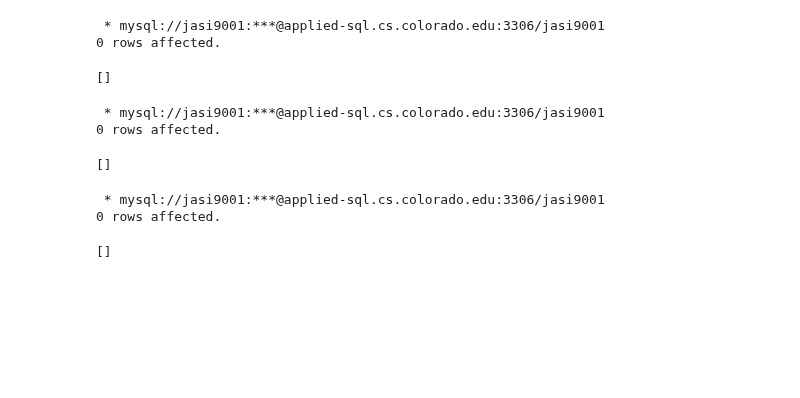
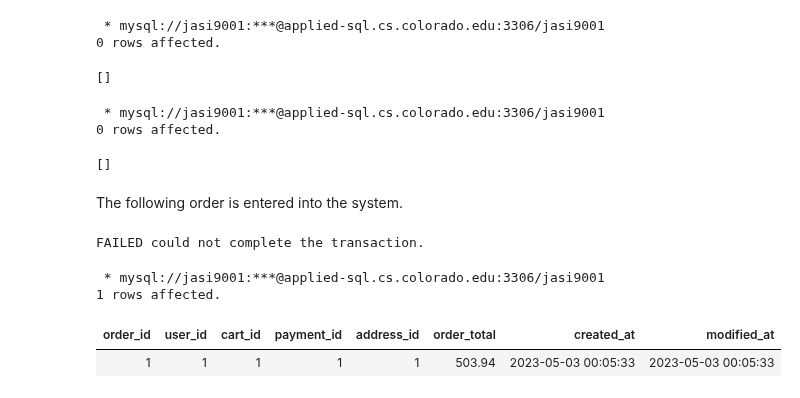
Before and after one commit to Micah614/P2P_Retail_Database, a Jupyter notebook: P2P_DB.ipynb, the cells around one changed output. Drawn from its saved outputs; the diff is of its cells as text; code cells hidden in the pictures; blank space fills up the shorter version.

Commit message:
Tables are finished. Generating a sales receipt is next.

```diff
--- a/P2P_DB.ipynb
+++ b/P2P_DB.ipynb
@@ -1190,22 +1192,28 @@ CREATE TABLE user_order (
  * mysql://jasi9001:***@applied-sql.cs.colorado.edu:3306/jasi9001
 0 rows affected.
 []
-# %%
-%%sql
-# order items are cart items that have been purchased. Several order_items may be associated with a single order
-CREATE TABLE order_item (
-    order_item_id INT PRIMARY KEY AUTO_INCREMENT,
-    order_id INT,  # FK references order.order_id. The item belongs to this order.
-    product_id INT,  # FK references product.product_id
-    item_qty INT,  # order quantity
-    unit_price DECIMAL(13,2),  # price per unit
-
-    purchased_at TIMESTAMP DEFAULT CURRENT_TIMESTAMP,
-    modified_at TIMESTAMP DEFAULT CURRENT_TIMESTAMP ON UPDATE CURRENT_TIMESTAMP,
-
-    UNIQUE KEY(order_id, product_id)
-);
-# %% [output]
- * mysql://jasi9001:***@applied-sql.cs.colorado.edu:3306/jasi9001
-0 rows affected.
-[]
+# %% [markdown]
+The following order is entered into the system.
+# %%
+customer_order = [1,1,1,1,503.94]  # Joe Murr has placed an order.
+place_order = """
+INSERT INTO
+    order_details (user_id, cart_id, payment_id, address_id, order_total)
+VALUES
+    ("%s","%s","%s","%s","%s");
+"""
+try:
+    res = con.execute(place_order, customer_order[0], customer_order[1], customer_order[2], customer_order[3], customer_order[4])
+    print("SUCCESS! Processed payment for customer_id:", customer_order[0], "for product_id:", customer_order[1])
+except:
+    print("FAILED could not complete the transaction.")
+# %% [output]
+FAILED could not complete the transaction.
+# %%
+%%sql
+SELECT * FROM order_details;
+# %% [output]
+ * mysql://jasi9001:***@applied-sql.cs.colorado.edu:3306/jasi9001
+1 rows affected.
+| order_id | user_id | cart_id | payment_id | address_id | order_total | created_at | modified_at |
+| 1 | 1 | 1 | 1 | 1 | 503.94 | 2023-05-03 00:05:33 | 2023-05-03 00:05:33 |
```
Also changed, not shown: parts of 4 cells of this notebook.
